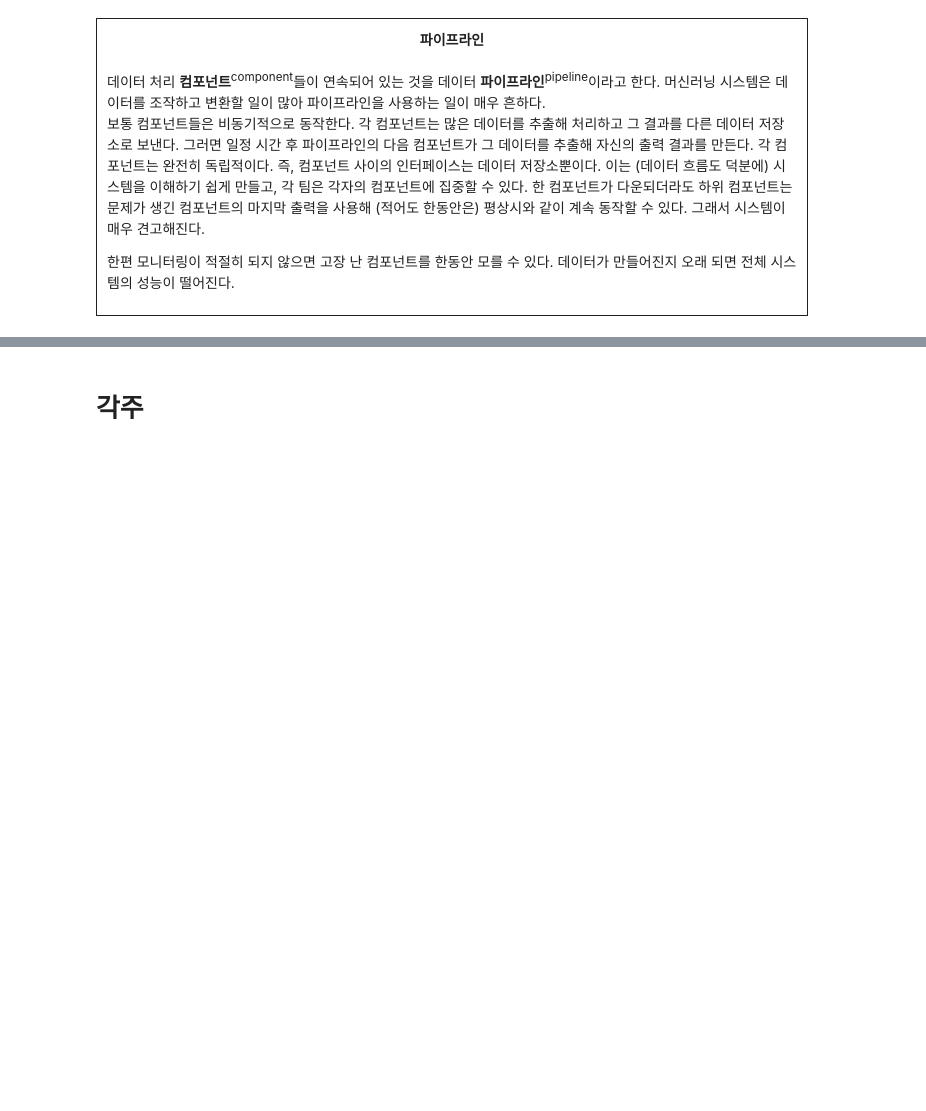
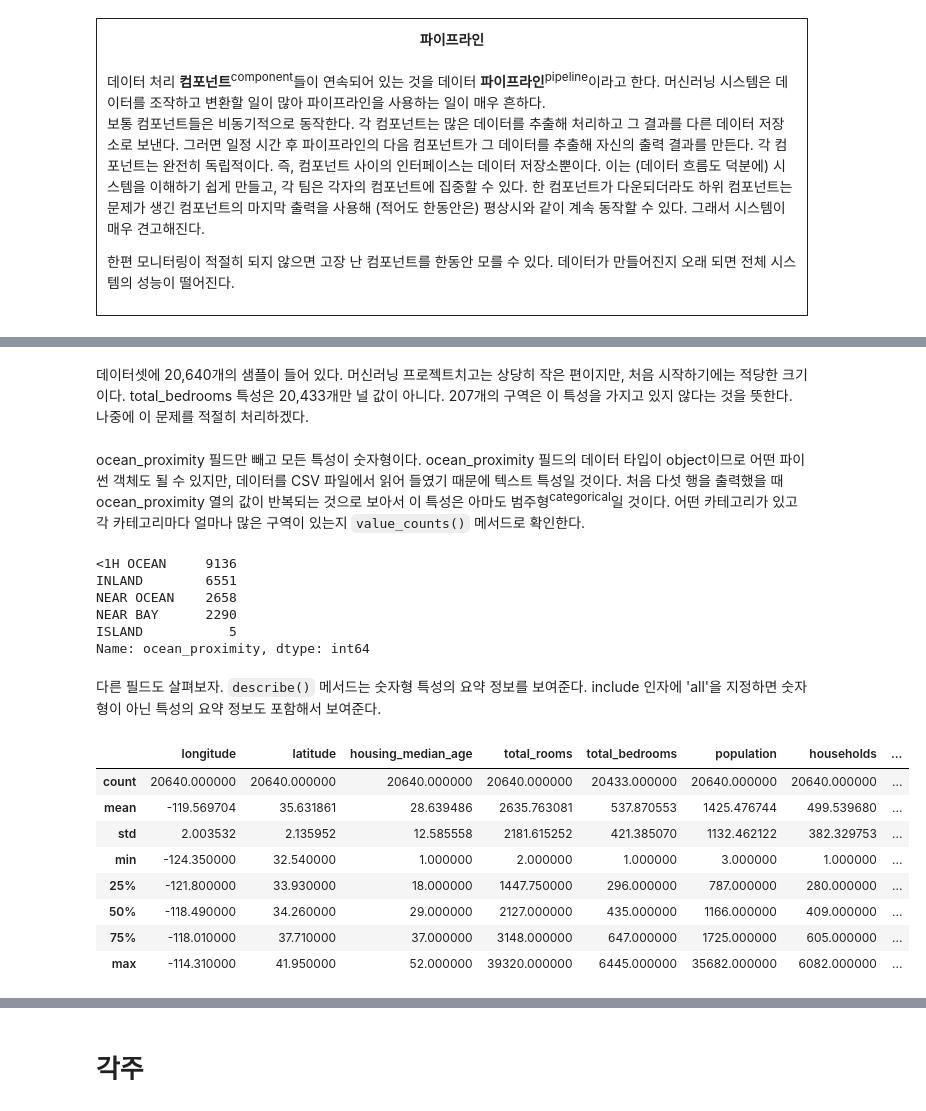
Before and after one commit to Sameta-cani/jwork, a Jupyter notebook: ml03.ipynb, the cells around one changed output, grey strips where cells are left out. Drawn from its saved outputs; the diff is of its cells as text; code cells hidden in the pictures; blank space fills up the shorter version.

```diff
--- a/ml03.ipynb
+++ b/ml03.ipynb
@@ -62,0 +195,27 @@
+# %% [markdown]
+데이터셋에 20,640개의 샘플이 들어 있다. 머신러닝 프로젝트치고는 상당히 작은 편이지만, 처음 시작하기에는 적당한 크기이다. total_bedrooms 특성은 20,433개만 널 값이 아니다. 207개의 구역은 이 특성을 가지고 있지 않다는 것을 뜻한다. 나중에 이 문제를 적절히 처리하겠다.
+# %% [markdown]
+ocean_proximity 필드만 빼고 모든 특성이 숫자형이다. ocean_proximity 필드의 데이터 타입이 object이므로 어떤 파이썬 객체도 될 수 있지만, 데이터를 CSV 파일에서 읽어 들였기 때문에 텍스트 특성일 것이다. 처음 다섯 행을 출력했을 때 ocean_proximity 열의 값이 반복되는 것으로 보아서 이 특성은 아마도 범주형<sup>categorical</sup>일 것이다. 어떤 카테고리가 있고 각 카테고리마다 얼마나 많은 구역이 있는지 <code>value_counts()</code> 메서드로 확인한다.
+# %%
+housing["ocean_proximity"].value_counts()
+# %% [output]
+<1H OCEAN     9136
+INLAND        6551
+NEAR OCEAN    2658
+NEAR BAY      2290
+ISLAND           5
+Name: ocean_proximity, dtype: int64
+# %% [markdown]
+다른 필드도 살펴보자. <code>describe()</code> 메서드는 숫자형 특성의 요약 정보를 보여준다. include 인자에 'all'을 지정하면 숫자형이 아닌 특성의 요약 정보도 포함해서 보여준다.
+# %%
+housing.describe()
+# %% [output]
+|  | longitude | latitude | housing_median_age | total_rooms | total_bedrooms | population | households | ... |
+| count | 20640.000000 | 20640.000000 | 20640.000000 | 20640.000000 | 20433.000000 | 20640.000000 | 20640.000000 | ... |
+| mean | -119.569704 | 35.631861 | 28.639486 | 2635.763081 | 537.870553 | 1425.476744 | 499.539680 | ... |
+| std | 2.003532 | 2.135952 | 12.585558 | 2181.615252 | 421.385070 | 1132.462122 | 382.329753 | ... |
+| min | -124.350000 | 32.540000 | 1.000000 | 2.000000 | 1.000000 | 3.000000 | 1.000000 | ... |
+| 25% | -121.800000 | 33.930000 | 18.000000 | 1447.750000 | 296.000000 | 787.000000 | 280.000000 | ... |
+| 50% | -118.490000 | 34.260000 | 29.000000 | 2127.000000 | 435.000000 | 1166.000000 | 409.000000 | ... |
+| 75% | -118.010000 | 37.710000 | 37.000000 | 3148.000000 | 647.000000 | 1725.000000 | 605.000000 | ... |
+| max | -114.310000 | 41.950000 | 52.000000 | 39320.000000 | 6445.000000 | 35682.000000 | 6082.000000 | ... |
```
Also changed, not shown: parts of 41 cells of this notebook, 5 other files.
